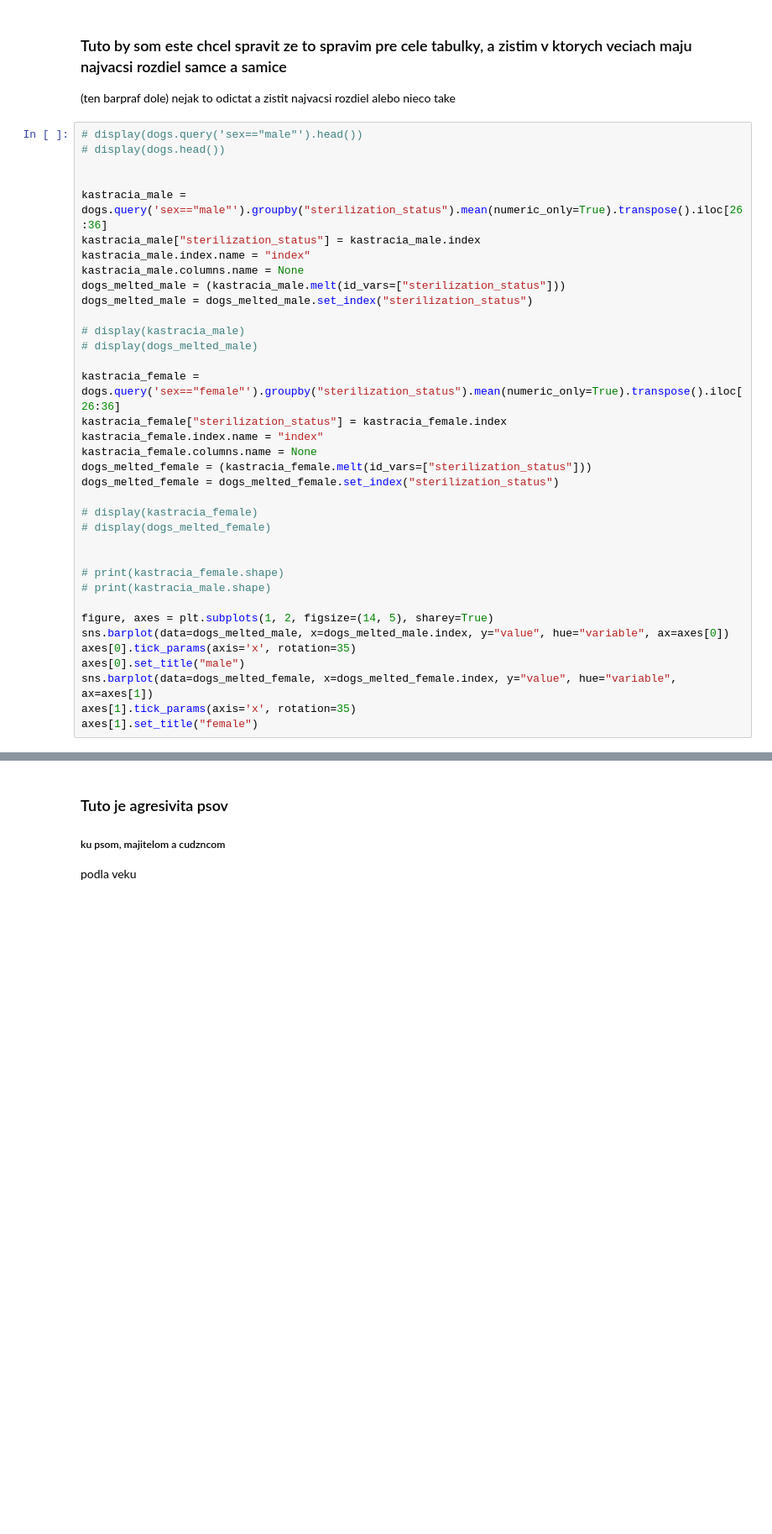
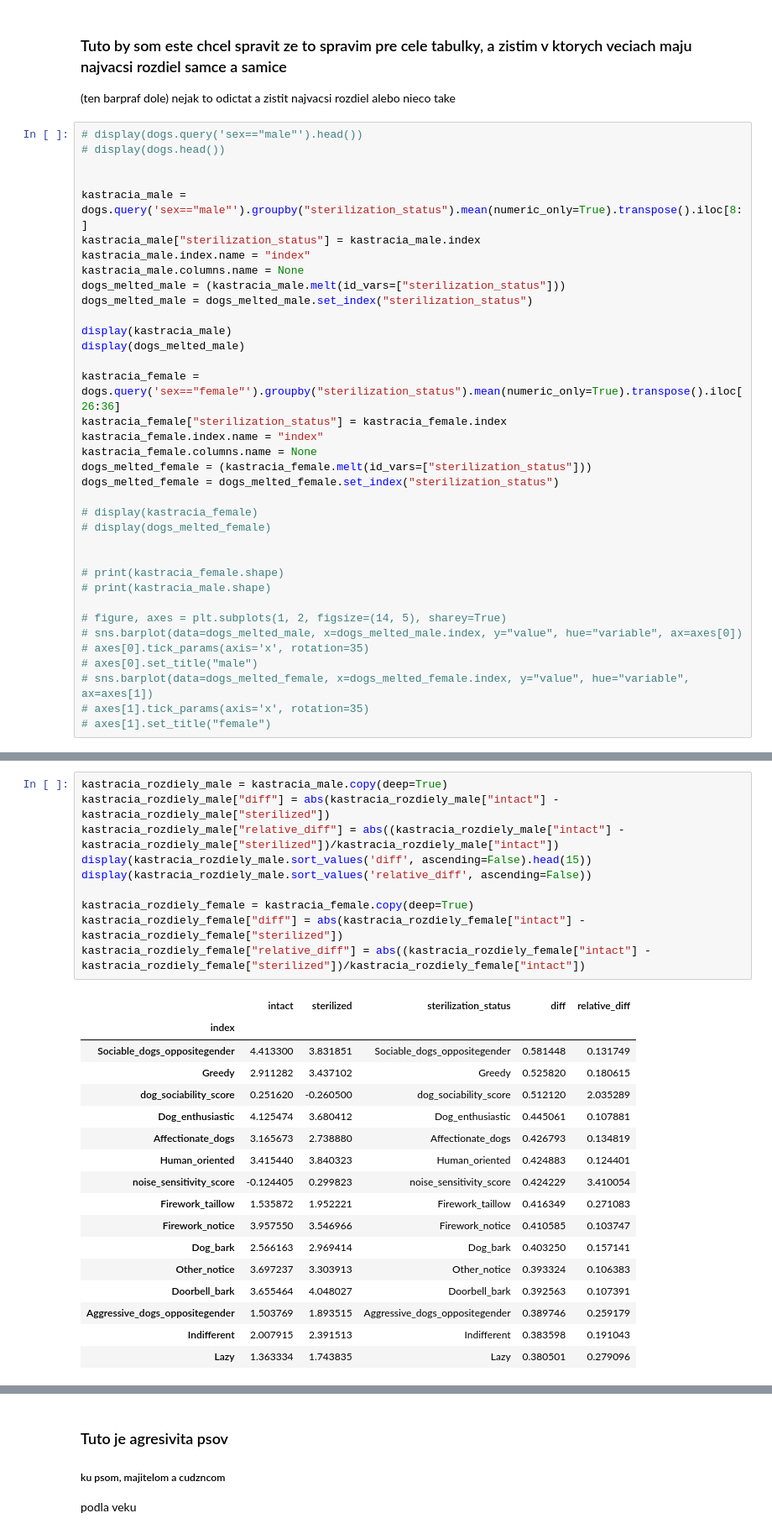
Before and after one commit to Retr-1/AnalyzaPsy, a Jupyter notebook: Analyza_psy_Timo.ipynb, the cells around one changed output, grey strips where cells are left out. Shown: that part at 84% size. Saved outputs shown, nothing was run; the diff lists cells and outputs as text; blank space fills up the shorter version.

```diff
--- a/Analyza_psy_Timo.ipynb
+++ b/Analyza_psy_Timo.ipynb
@@ -92,15 +117,15 @@ nejak to odictat a zistit najvacsi rozdiel alebo nieco take
 # display(dogs.head())
 
 
-kastracia_male = dogs.query('sex=="male"').groupby("sterilization_status").mean(numeric_only=True).transpose().iloc[26:36]
+kastracia_male = dogs.query('sex=="male"').groupby("sterilization_status").mean(numeric_only=True).transpose().iloc[8:]
 kastracia_male["sterilization_status"] = kastracia_male.index
 kastracia_male.index.name = "index"
 kastracia_male.columns.name = None
 dogs_melted_male = (kastracia_male.melt(id_vars=["sterilization_status"]))
 dogs_melted_male = dogs_melted_male.set_index("sterilization_status")
 
-# display(kastracia_male)
-# display(dogs_melted_male)
+display(kastracia_male)
+display(dogs_melted_male)
 
 kastracia_female = dogs.query('sex=="female"').groupby("sterilization_status").mean(numeric_only=True).transpose().iloc[26:36]
 kastracia_female["sterilization_status"] = kastracia_female.index
@@ -116,11 +141,11 @@ dogs_melted_female = dogs_melted_female.set_index("sterilization_status")
 # print(kastracia_female.shape)
 # print(kastracia_male.shape)
 
-figure, axes = plt.subplots(1, 2, figsize=(14, 5), sharey=True)
-sns.barplot(data=dogs_melted_male, x=dogs_melted_male.index, y="value", hue="variable", ax=axes[0])
-axes[0].tick_params(axis='x', rotation=35)
-axes[0].set_title("male")
-sns.barplot(data=dogs_melted_female, x=dogs_melted_female.index, y="value", hue="variable", ax=axes[1])
-axes[1].tick_params(axis='x', rotation=35)
-axes[1].set_title("female")
+# figure, axes = plt.subplots(1, 2, figsize=(14, 5), sharey=True)
+# sns.barplot(data=dogs_melted_male, x=dogs_melted_male.index, y="value", hue="variable", ax=axes[0])
+# axes[0].tick_params(axis='x', rotation=35)
+# axes[0].set_title("male")
+# sns.barplot(data=dogs_melted_female, x=dogs_melted_female.index, y="value", hue="variable", ax=axes[1])
+# axes[1].tick_params(axis='x', rotation=35)
+# axes[1].set_title("female")
 # %% [output]
@@ -143,0 +183,28 @@ Text(0.5, 1.0, 'female')
+# %%
+kastracia_rozdiely_male = kastracia_male.copy(deep=True)
+kastracia_rozdiely_male["diff"] = abs(kastracia_rozdiely_male["intact"] - kastracia_rozdiely_male["sterilized"])
+kastracia_rozdiely_male["relative_diff"] = abs((kastracia_rozdiely_male["intact"] - kastracia_rozdiely_male["sterilized"])/kastracia_rozdiely_male["intact"])
+display(kastracia_rozdiely_male.sort_values('diff', ascending=False).head(15))
+display(kastracia_rozdiely_male.sort_values('relative_diff', ascending=False))
+
+kastracia_rozdiely_female = kastracia_female.copy(deep=True)
+kastracia_rozdiely_female["diff"] = abs(kastracia_rozdiely_female["intact"] - kastracia_rozdiely_female["sterilized"])
+kastracia_rozdiely_female["relative_diff"] = abs((kastracia_rozdiely_female["intact"] - kastracia_rozdiely_female["sterilized"])/kastracia_rozdiely_female["intact"])
+# %% [output]
+|  | intact | sterilized | sterilization_status | diff | relative_diff |
+| index |  |  |  |  |  |
+| Sociable_dogs_oppositegender | 4.413300 | 3.831851 | Sociable_dogs_oppositegender | 0.581448 | 0.131749 |
+| Greedy | 2.911282 | 3.437102 | Greedy | 0.525820 | 0.180615 |
+| dog_sociability_score | 0.251620 | -0.260500 | dog_sociability_score | 0.512120 | 2.035289 |
+| Dog_enthusiastic | 4.125474 | 3.680412 | Dog_enthusiastic | 0.445061 | 0.107881 |
+| Affectionate_dogs | 3.165673 | 2.738880 | Affectionate_dogs | 0.426793 | 0.134819 |
+| Human_oriented | 3.415440 | 3.840323 | Human_oriented | 0.424883 | 0.124401 |
+| noise_sensitivity_score | -0.124405 | 0.299823 | noise_sensitivity_score | 0.424229 | 3.410054 |
+| Firework_taillow | 1.535872 | 1.952221 | Firework_taillow | 0.416349 | 0.271083 |
+| Firework_notice | 3.957550 | 3.546966 | Firework_notice | 0.410585 | 0.103747 |
+| Dog_bark | 2.566163 | 2.969414 | Dog_bark | 0.403250 | 0.157141 |
+| Other_notice | 3.697237 | 3.303913 | Other_notice | 0.393324 | 0.106383 |
+| Doorbell_bark | 3.655464 | 4.048027 | Doorbell_bark | 0.392563 | 0.107391 |
+| Aggressive_dogs_oppositegender | 1.503769 | 1.893515 | Aggressive_dogs_oppositegender | 0.389746 | 0.259179 |
+| Indifferent | 2.007915 | 2.391513 | Indifferent | 0.383598 | 0.191043 |
+| Lazy | 1.363334 | 1.743835 | Lazy | 0.380501 | 0.279096 |
```
Also changed, not shown: parts of 8 cells of this notebook, 1 other file.
